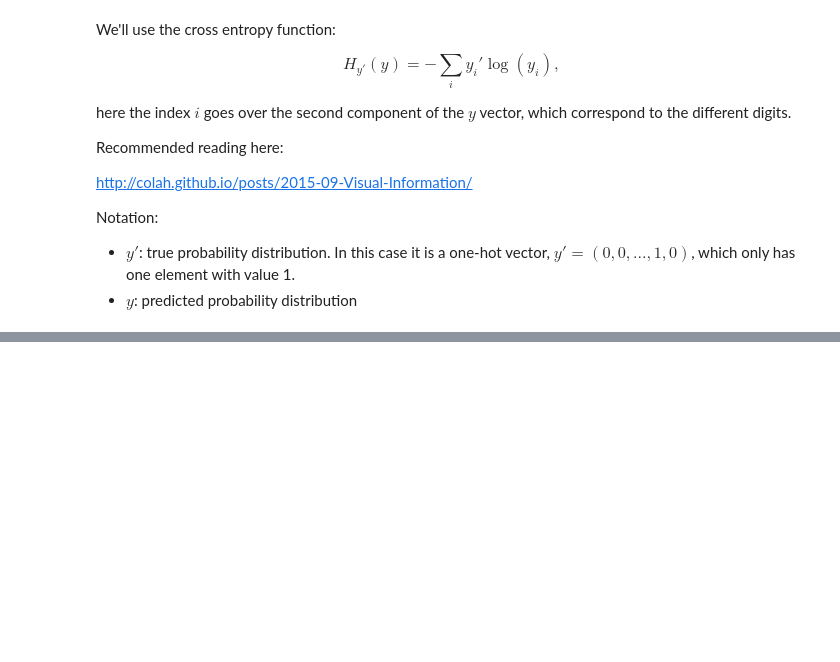
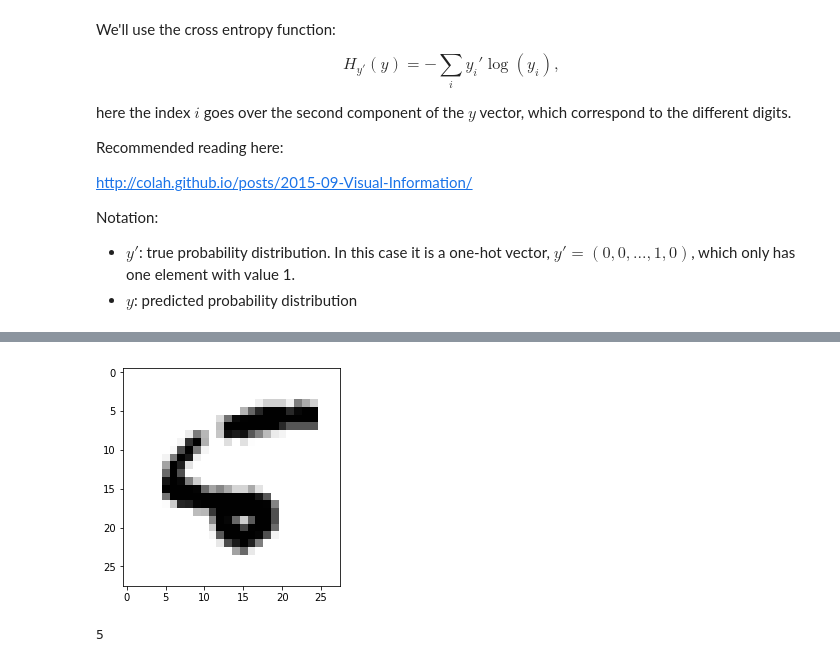
Before and after one commit to denglert/machine-learning-sandbox, a Jupyter notebook: tensorflow/MNIST_tutorial.ipynb, the cells around one changed output, grey strips where cells are left out. Cells and saved outputs as stored; diff of their text form; code cells hidden in the pictures; blank space fills up the shorter version.

```diff
--- a/tensorflow/MNIST_tutorial.ipynb
+++ b/tensorflow/MNIST_tutorial.ipynb
@@ -114,0 +195,8 @@ Questions:
+# %%
+showimg(mnist.test.images[8])
+# %% [output]
+[figure, added]
+# %%
+getdigit(mnist.test.labels[8])
+# %% [output]
+5
```
Also changed, not shown: parts of 31 cells of this notebook.
